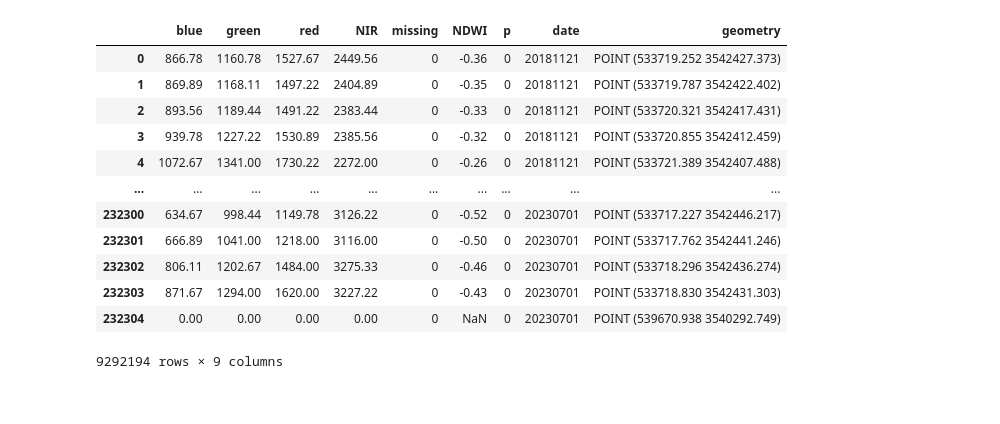
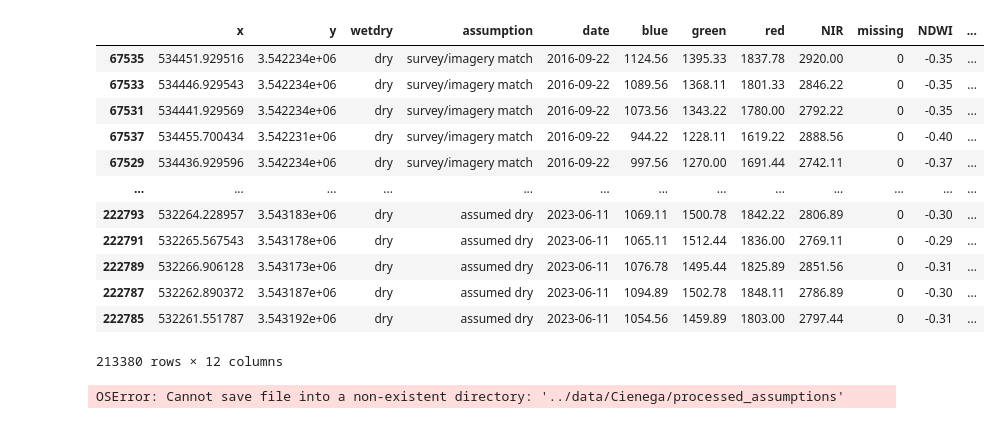
Before and after one commit to lapidesd/SanPedro_wetdry_pilot, a Jupyter notebook: code/Cienega_survey_imagery.ipynb, the cells around one changed output. Cells and saved outputs as stored; diff of their text form; code cells hidden in the pictures.

```diff
--- a/code/Cienega_survey_imagery.ipynb
+++ b/code/Cienega_survey_imagery.ipynb
@@ -203,0 +335,12 @@ def tolerance(Q_P_data, date, start, end, P_condition = -999, Q_condition = -999
+# %%
+# concatenate all dfs with assumptions and survey matched to imagery dates and turn to gdf
+gdf['assumption'] = len(gdf)*['survey/imagery match']
+gdf_imagery = pd.merge(gdf, Ch, left_on = 'Year', right_on = 'Survey', how = 'left')
+gdf_imagery = gdf_imagery.drop(columns=['Survey', 'sum_P', 'Q_diff [%]', 'Year'])
+all_expanded = pd.concat([gdf_imagery, imagery_perennial, wet_df, dry_df])
+all_expanded = gpd.GeoDataFrame(all_expanded, geometry = 'geometry')#, crs='EPSG:26912')
+all_expanded['x'] = all_expanded.geometry.x
+all_expanded['y'] = all_expanded.geometry.y
+all_expanded = all_expanded.rename(columns = {'imagery':'date_first'})
+all_expanded['date'] = all_expanded['Imagery'].combine_first(all_expanded['date_first'])
+all_expanded
@@ -215,20 +372,46 @@ for processed in processed_imagery:
 concatenated = pd.concat(con_ready_imagery)
 # %%
 concatenated['geometry'] = concatenated['geometry'].apply(wkt.loads)
-gdf2 = gpd.GeoDataFrame(concatenated, geometry = 'geometry', crs='EPSG:26912')
+gdf_processed = gpd.GeoDataFrame(concatenated, geometry = 'geometry')#, crs='EPSG:26912')
+gdf_processed['date'] = pd.to_datetime(gdf_processed['date'], format='%Y%m%d')
+gdf_processed['x'] = gdf_processed.geometry.x
+gdf_processed['y'] = gdf_processed.geometry.y
+gdf_processed = gdf_processed.drop_duplicates()
 # %%
-gdf2
+precision = 6
+all_expanded['x'] = all_expanded['x'].round(precision)
+all_expanded['y'] = all_expanded['y'].round(precision)
+gdf_processed['x'] = gdf_processed['x'].round(precision)
+gdf_processed['y'] = gdf_processed['y'].round(precision)
-# %% [output]
-|  | blue | green | red | NIR | missing | NDWI | p | date | geometry |
-| 0 | 866.78 | 1160.78 | 1527.67 | 2449.56 | 0 | -0.36 | 0 | 20181121 | POINT (533719.252 3542427.373) |
-| 1 | 869.89 | 1168.11 | 1497.22 | 2404.89 | 0 | -0.35 | 0 | 20181121 | POINT (533719.787 3542422.402) |
-| 2 | 893.56 | 1189.44 | 1491.22 | 2383.44 | 0 | -0.33 | 0 | 20181121 | POINT (533720.321 3542417.431) |
-| 3 | 939.78 | 1227.22 | 1530.89 | 2385.56 | 0 | -0.32 | 0 | 20181121 | POINT (533720.855 3542412.459) |
-| 4 | 1072.67 | 1341.00 | 1730.22 | 2272.00 | 0 | -0.26 | 0 | 20181121 | POINT (533721.389 3542407.488) |
-| ... | ... | ... | ... | ... | ... | ... | ... | ... | ... |
-| 232300 | 634.67 | 998.44 | 1149.78 | 3126.22 | 0 | -0.52 | 0 | 20230701 | POINT (533717.227 3542446.217) |
-| 232301 | 666.89 | 1041.00 | 1218.00 | 3116.00 | 0 | -0.50 | 0 | 20230701 | POINT (533717.762 3542441.246) |
-| 232302 | 806.11 | 1202.67 | 1484.00 | 3275.33 | 0 | -0.46 | 0 | 20230701 | POINT (533718.296 3542436.274) |
-| 232303 | 871.67 | 1294.00 | 1620.00 | 3227.22 | 0 | -0.43 | 0 | 20230701 | POINT (533718.830 3542431.303) |
-| 232304 | 0.00 | 0.00 | 0.00 | 0.00 | 0 | NaN | 0 | 20230701 | POINT (539670.938 3540292.749) |
-9292194 rows × 9 columns
+# %%
+merged = all_expanded.merge(gdf_processed, on=['date', 'x', 'y'])
+# %%
+merged = merged.drop(columns = ['geometry_x', 'geometry_y', 'Imagery', 'date_first'])
+merged_sorted = merged.sort_values(by='date')
+merged_sorted = merged_sorted.drop_duplicates()
+merged_sorted.dropna(inplace= True)
+merged_sorted
+# %% [output]
+|  | x | y | wetdry | assumption | date | blue | green | red | NIR | missing | NDWI | ... |
+| 67535 | 534451.929516 | 3.542234e+06 | dry | survey/imagery match | 2016-09-22 | 1124.56 | 1395.33 | 1837.78 | 2920.00 | 0 | -0.35 | ... |
+| 67533 | 534446.929543 | 3.542234e+06 | dry | survey/imagery match | 2016-09-22 | 1089.56 | 1368.11 | 1801.33 | 2846.22 | 0 | -0.35 | ... |
+| 67531 | 534441.929569 | 3.542234e+06 | dry | survey/imagery match | 2016-09-22 | 1073.56 | 1343.22 | 1780.00 | 2792.22 | 0 | -0.35 | ... |
+| 67537 | 534455.700434 | 3.542231e+06 | dry | survey/imagery match | 2016-09-22 | 944.22 | 1228.11 | 1619.22 | 2888.56 | 0 | -0.40 | ... |
+| 67529 | 534436.929596 | 3.542234e+06 | dry | survey/imagery match | 2016-09-22 | 997.56 | 1270.00 | 1691.44 | 2742.11 | 0 | -0.37 | ... |
+| ... | ... | ... | ... | ... | ... | ... | ... | ... | ... | ... | ... | ... |
+| 222793 | 532264.228957 | 3.543183e+06 | dry | assumed dry | 2023-06-11 | 1069.11 | 1500.78 | 1842.22 | 2806.89 | 0 | -0.30 | ... |
+| 222791 | 532265.567543 | 3.543178e+06 | dry | assumed dry | 2023-06-11 | 1065.11 | 1512.44 | 1836.00 | 2769.11 | 0 | -0.29 | ... |
+| 222789 | 532266.906128 | 3.543173e+06 | dry | assumed dry | 2023-06-11 | 1076.78 | 1495.44 | 1825.89 | 2851.56 | 0 | -0.31 | ... |
+| 222787 | 532262.890372 | 3.543187e+06 | dry | assumed dry | 2023-06-11 | 1094.89 | 1502.78 | 1848.11 | 2786.89 | 0 | -0.30 | ... |
+| 222785 | 532261.551787 | 3.543192e+06 | dry | assumed dry | 2023-06-11 | 1054.56 | 1459.89 | 1803.00 | 2797.44 | 0 | -0.31 | ... |
+213380 rows × 12 columns
+# %%
+start = 0
+splitnum = 10
+for i in range(1,splitnum+1):
+    newstart = int(len(merged_sorted)/splitnum*i)
+    merged_sorted.iloc[start:newstart].to_csv('../data/Cienega/processed_assumptions/processed_with_dates_and_assumptions'+str(i)+'.csv',index=False,
+                      float_format='%.2f')
+    start = newstart
+# %% [output]
+OSError: Cannot save file into a non-existent directory: '../data/Cienega/processed_assumptions'
```
Also changed, not shown: parts of 13 cells of this notebook, 17 other files.
